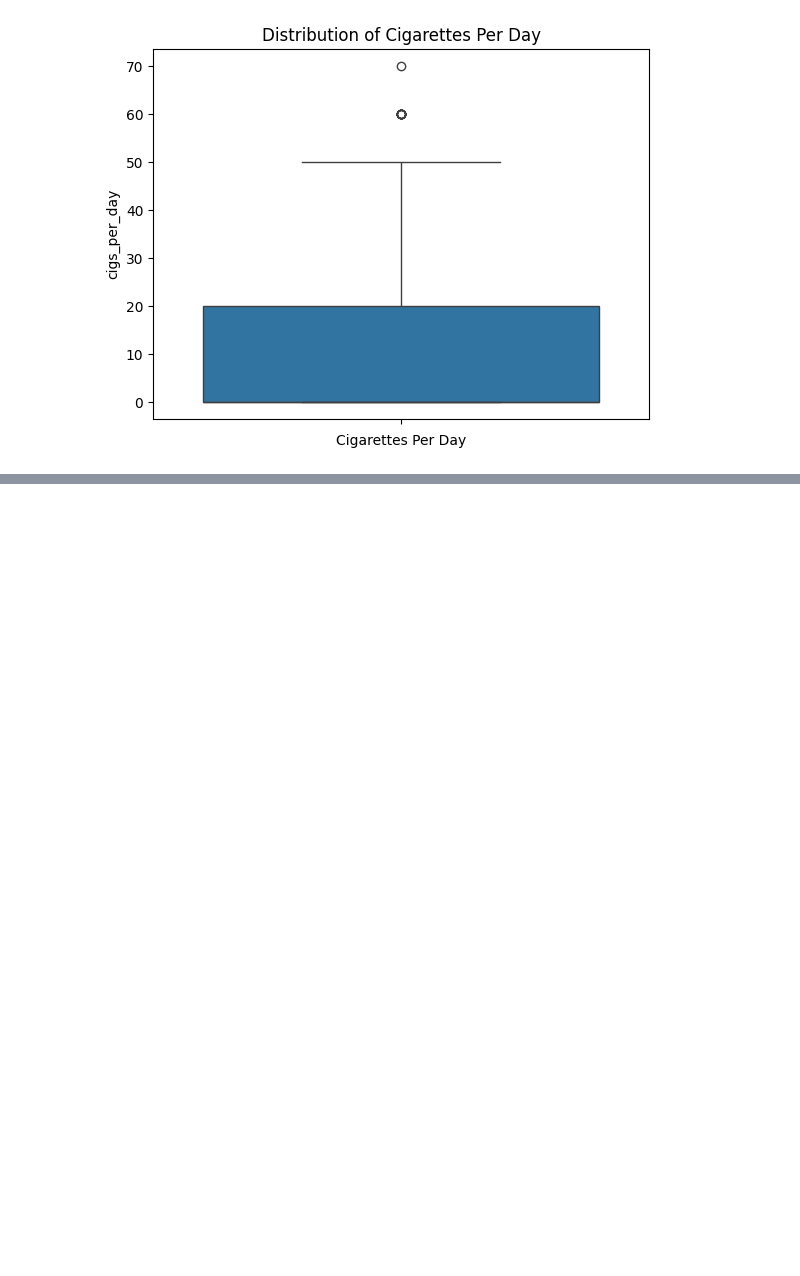
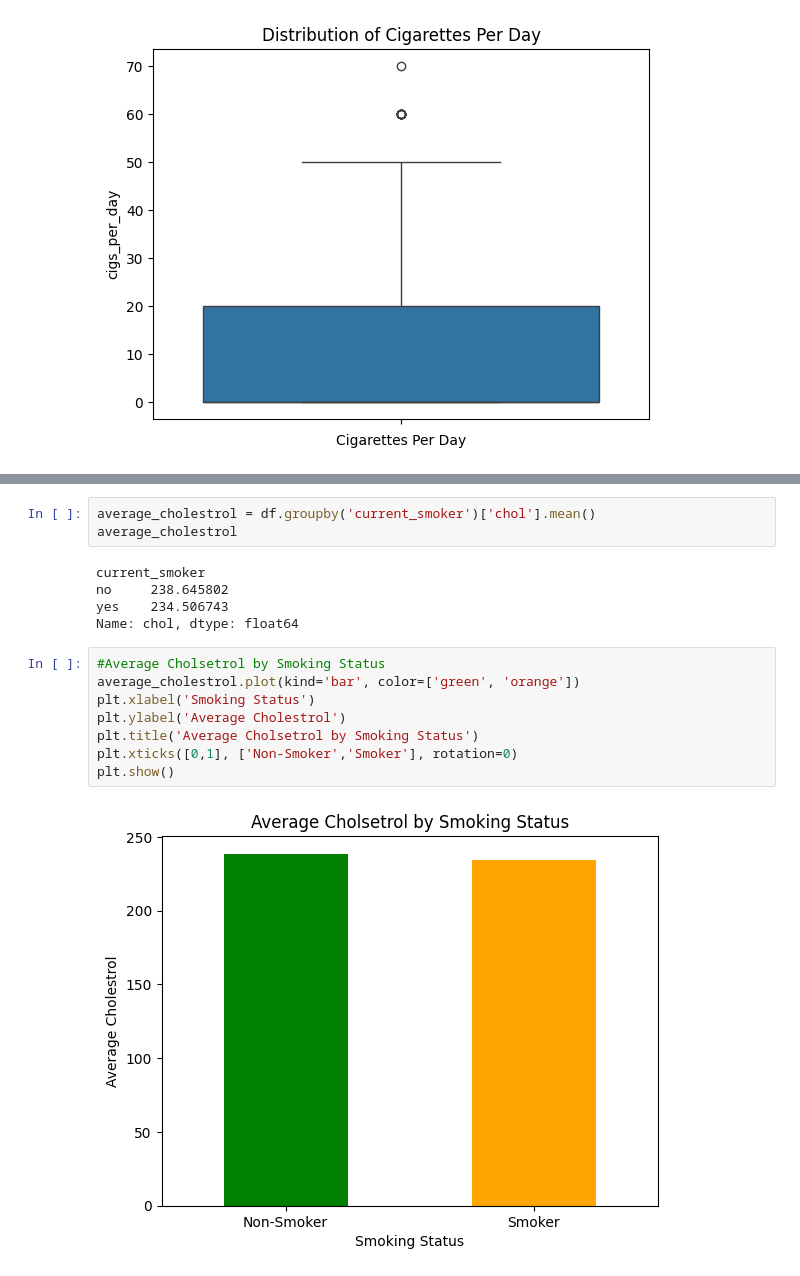
Before and after one commit to 254Bit/SmokersHealthData, a Jupyter notebook: smokers_data.ipynb, the cells around one changed output, grey strips where cells are left out. Cells and saved outputs as stored; diff of their text form; blank space fills up the shorter version.

```diff
--- a/smokers_data.ipynb
+++ b/smokers_data.ipynb
@@ -117,0 +135,18 @@ plt.show()
+# %%
+average_cholestrol = df.groupby('current_smoker')['chol'].mean()
+average_cholestrol
+# %% [output]
+current_smoker
+no     238.645802
+yes    234.506743
+Name: chol, dtype: float64
+# %%
+#Average Cholsetrol by Smoking Status
+average_cholestrol.plot(kind='bar', color=['green', 'orange'])
+plt.xlabel('Smoking Status')
+plt.ylabel('Average Cholestrol')
+plt.title('Average Cholsetrol by Smoking Status')
+plt.xticks([0,1], ['Non-Smoker','Smoker'], rotation=0)
+plt.show()
+# %% [output]
+[figure, added]
```
Also changed, not shown: parts of 3 cells of this notebook.
